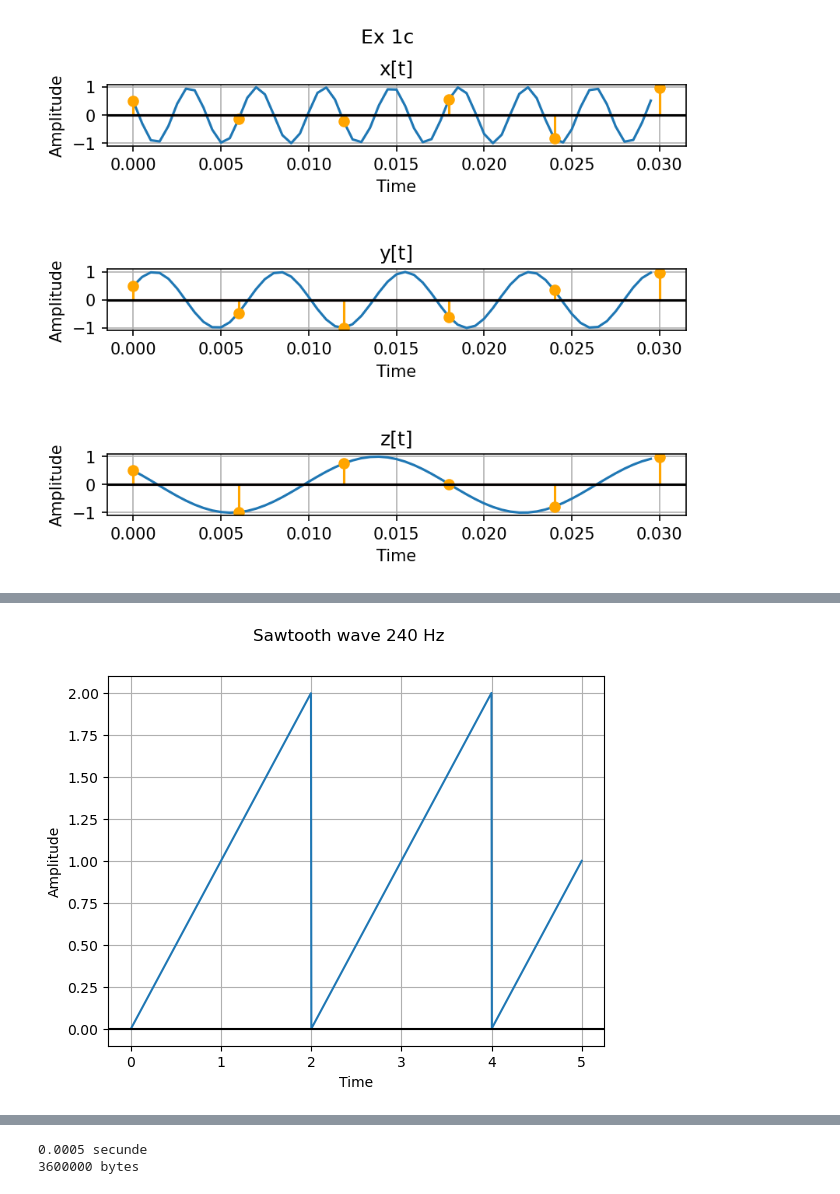
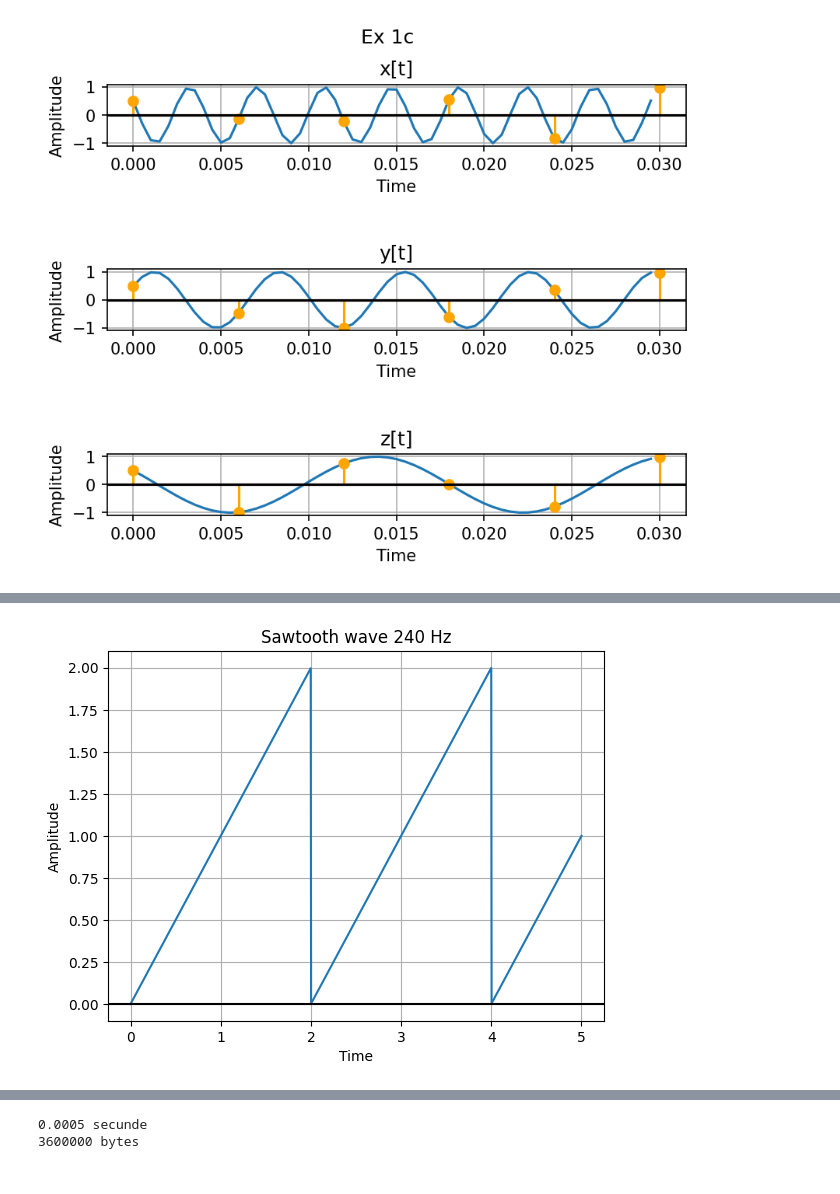
Before and after one commit to lucaion/ProcesareaSemnalelor, a Jupyter notebook: Laborator 1/Lab1 - rezolvari.ipynb, the cells around one changed output, grey strips where cells are left out. Saved outputs shown, nothing was run; the diff lists cells and outputs as text; code cells hidden in the pictures.

```diff
--- a/Laborator 1/Lab1 - rezolvari.ipynb
+++ b/Laborator 1/Lab1 - rezolvari.ipynb
@@ -111,16 +109,16 @@ plt.show()
 # %%
 #c
 t = np.linspace(0, 5, 5 * 240)
 x = np.mod(t, 2)
-plt.suptitle('Sawtooth wave 240 Hz')
+plt.title('Sawtooth wave 240 Hz')
 plt.xlabel("Time")
 plt.ylabel("Amplitude")
 plt.plot(t, x)
 plt.grid(True)
 plt.axhline(y=0, color='black')
 plt.show()
 # %% [output]
-[figure, old version]
+[figure, new version]
 # %%
 #d
 t = np.linspace(0, 5, 5 * 300)
```
Also changed, not shown: parts of 6 cells of this notebook, 1 other file.
